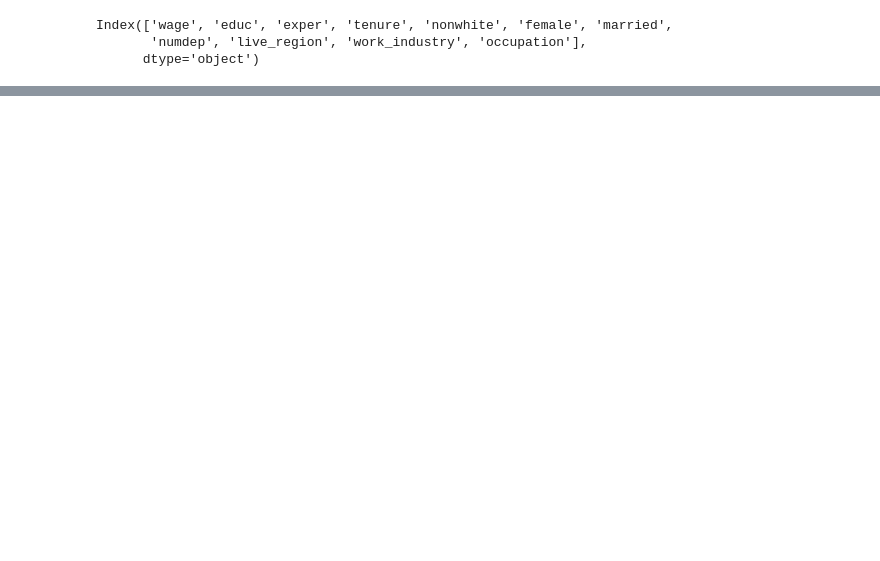
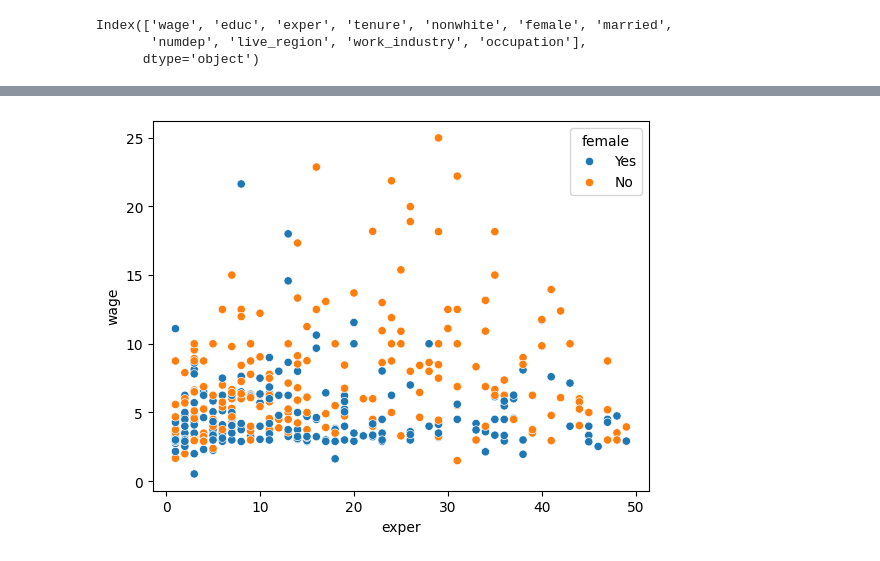
Before and after one commit to JohnyMi/DSGitrespository, a Jupyter notebook: ML/Regresion/Reggresion_project.ipynb, the cells around one changed output, grey strips where cells are left out. Cells and saved outputs as stored; diff of their text form; code cells hidden in the pictures; blank space fills up the shorter version.

```diff
--- a/ML/Regresion/Reggresion_project.ipynb
+++ b/ML/Regresion/Reggresion_project.ipynb
@@ -8,4 +12,4 @@ import seaborn as sns
 # %%
 import pandas as pd
 
-data = pd.read_csv('C:/Users/LOLSCROL/Downloads/train_dataset.csv')
+train_dataset = pd.read_csv('C:/Users/LOLSCROL/Datasets/train_dataset.csv')
@@ -17,0 +46,8 @@ Index(['wage', 'educ', 'exper', 'tenure', 'nonwhite', 'female', 'married',
+# %%
+import matplotlib.pyplot as plt
+
+sns.scatterplot(data=train_dataset, x='exper', y='wage', hue='female')
+
+plt.show()
+# %% [output]
+[figure, added]
```
Also changed, not shown: parts of 26 cells of this notebook.
